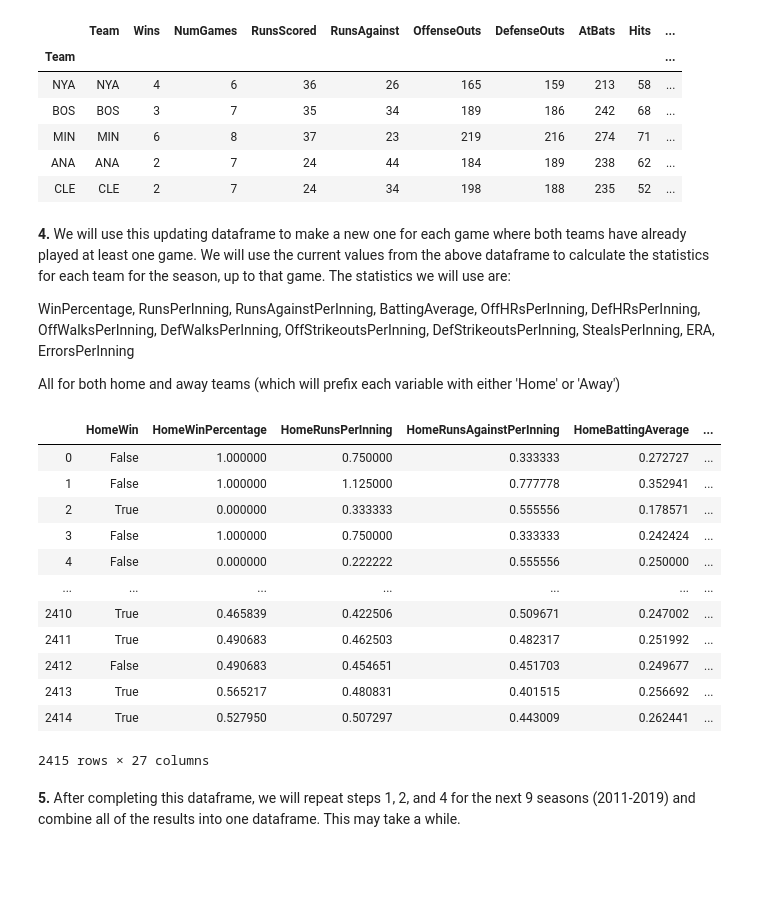
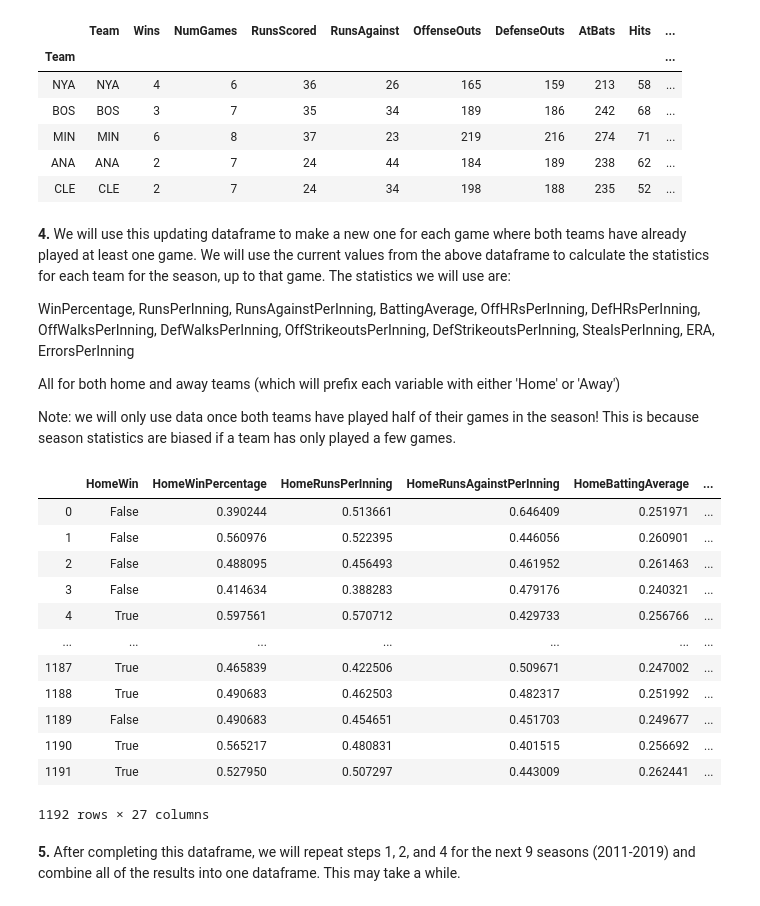
Before and after one commit to buckl113/PredictingMLBGames, a Jupyter notebook: project.ipynb, the cells around one changed output. Drawn from its saved outputs; the diff is of its cells as text; code cells hidden in the pictures; blank space fills up the shorter version.

```diff
--- a/project.ipynb
+++ b/project.ipynb
@@ -222,6 +222,8 @@ example.head()
 WinPercentage, RunsPerInning, RunsAgainstPerInning, BattingAverage, OffHRsPerInning, DefHRsPerInning, OffWalksPerInning, DefWalksPerInning, OffStrikeoutsPerInning, DefStrikeoutsPerInning, StealsPerInning, ERA, ErrorsPerInning
 
 All for both home and away teams (which will prefix each variable with either 'Home' or 'Away')
+
+Note: we will only use data once both teams have played half of their games in the season! This is because season statistics are biased if a team has only played a few games.
 # %%
 games = pd.DataFrame(columns=['HomeWin','HomeWinPercentage', 'HomeRunsPerInning', 'HomeRunsAgainstPerInning','HomeBattingAverage', 'HomeOffHRsPerInning', 'HomeDefHRsPerInning', 'HomeOffWalksPerInning', 'HomeDefWalksPerInning', 'HomeOffStrikeoutsPerInning', 'HomeDefStrikeoutsPerInning', 'HomeStealsPerInning', 'HomeERA', 'HomeErrorsPerInning','AwayWinPercentage', 'AwayRunsPerInning', 'AwayRunsAgainstPerInning','AwayBattingAverage', 'AwayOffHRsPerInning', 'AwayDefHRsPerInning', 'AwayOffWalksPerInning', 'AwayDefWalksPerInning', 'AwayOffStrikeoutsPerInning', 'AwayDefStrikeoutsPerInning', 'AwayStealsPerInning', 'AwayERA', 'AwayErrorsPerInning'])
 teams = pd.DataFrame(columns=['Team','Wins','NumGames','RunsScored','RunsAgainst','OffenseOuts','DefenseOuts','AtBats','Hits','OffenseHRs','DefenseHRs','OffenseWalks','DefenseWalks','OffenseStrikeouts','DefenseStrikeouts','Steals','EarnedRuns','Errors'])
@@ -237,8 +239,8 @@ for row_index, row in df.iterrows():
         vWin = 0
         hWin = 1
 
-    #first add to the new games dataframe
-    if row['VisitingTeam'] in teams.values and row['HomeTeam'] in teams.values:
+    #first add to the new games dataframe only if both teams have played half of their games
+    if row['VisitingTeam'] in teams.values and row['HomeTeam'] in teams.values and teams.loc[row['HomeTeam']].NumGames > 81 and teams.loc[row['VisitingTeam']].NumGames > 81:
         homeTeam = teams.loc[row['HomeTeam']]
         awayTeam = teams.loc[row['VisitingTeam']]
         gamedict = {
@@ -295,45 +297,45 @@ for row_index, row in df.iterrows():
 
         teams = teams.append({'Team':row['VisitingTeam'],'Wins':vWin,'NumGames':1,'RunsScored':row['VisitingScore'],'RunsAgainst':row['HomeScore'],'OffenseOuts':row['HomeOuts'],'DefenseOuts':row['VisitingOuts'],'AtBats':row['VisitingAB'],'Hits':row['VisitingHits'],'OffenseHRs':row['VisitingHR'],'DefenseHRs':row['HomeHR'],'OffenseWalks':row['VisitingWalks'],'DefenseWalks':row['HomeWalks'],'OffenseStrikeouts':row['VisitingStrikeouts'],'DefenseStrikeouts':row['HomeStrikeouts'],'Steals':row['VisitingSteals'],'EarnedRuns':row['VisitingER'],'Errors':row['VisitingErrors']}, ignore_index=True)
         teams = teams.set_index('Team',drop=False)
 
     if row['HomeTeam'] in teams.values:
         teams.loc[row['HomeTeam']].Wins += hWin
         teams.loc[row['HomeTeam']].NumGames = row['HomeGameNum']
         teams.loc[row['HomeTeam']].RunsScored += row['HomeScore']
         teams.loc[row['HomeTeam']].RunsAgainst += row['VisitingScore']
         teams.loc[row['HomeTeam']].OffenseOuts += row['VisitingOuts']
         teams.loc[row['HomeTeam']].DefenseOuts += row['HomeOuts']
         teams.loc[row['HomeTeam']].AtBats += row['HomeAB']
         teams.loc[row['HomeTeam']].Hits +=row['HomeHits']
         teams.loc[row['HomeTeam']].OffenseHRs += row['HomeHR']
         teams.loc[row['HomeTeam']].DefenseHRs += row['VisitingHR']
         teams.loc[row['HomeTeam']].OffenseWalks += row['HomeWalks']
         teams.loc[row['HomeTeam']].DefenseWalks += row['VisitingWalks']
         teams.loc[row['HomeTeam']].OffenseStrikeouts += row['HomeStrikeouts']
         teams.loc[row['HomeTeam']].DefenseStrikeouts += row['VisitingStrikeouts']
         teams.loc[row['HomeTeam']].Steals += row['HomeSteals']
         teams.loc[row['HomeTeam']].EarnedRuns += row['HomeER']
         teams.loc[row['HomeTeam']].Errors += row['HomeErrors']
     else:
 
         teams = teams.append({'Team':row['HomeTeam'],'Wins':hWin,'NumGames':1,'RunsScored':row['HomeScore'],'RunsAgainst':row['VisitingScore'],'OffenseOuts':row['VisitingOuts'],'DefenseOuts':row['HomeOuts'],'AtBats':row['HomeAB'],'Hits':row['HomeHits'],'OffenseHRs':row['HomeHR'],'DefenseHRs':row['VisitingHR'],'OffenseWalks':row['HomeWalks'],'DefenseWalks':row['VisitingWalks'],'OffenseStrikeouts':row['HomeStrikeouts'],'DefenseStrikeouts':row['VisitingStrikeouts'],'Steals':row['HomeSteals'],'EarnedRuns':row['HomeER'],'Errors':row['HomeErrors']}, ignore_index=True)
         teams = teams.set_index('Team',drop=False)
 
 games
 # %% [output]
 |  | HomeWin | HomeWinPercentage | HomeRunsPerInning | HomeRunsAgainstPerInning | HomeBattingAverage | ... |
-| 0 | False | 1.000000 | 0.750000 | 0.333333 | 0.272727 | ... |
-| 1 | False | 1.000000 | 1.125000 | 0.777778 | 0.352941 | ... |
-| 2 | True | 0.000000 | 0.333333 | 0.555556 | 0.178571 | ... |
-| 3 | False | 1.000000 | 0.750000 | 0.333333 | 0.242424 | ... |
-| 4 | False | 0.000000 | 0.222222 | 0.555556 | 0.250000 | ... |
+| 0 | False | 0.390244 | 0.513661 | 0.646409 | 0.251971 | ... |
+| 1 | False | 0.560976 | 0.522395 | 0.446056 | 0.260901 | ... |
+| 2 | False | 0.488095 | 0.456493 | 0.461952 | 0.261463 | ... |
+| 3 | False | 0.414634 | 0.388283 | 0.479176 | 0.240321 | ... |
+| 4 | True | 0.597561 | 0.570712 | 0.429733 | 0.256766 | ... |
 | ... | ... | ... | ... | ... | ... | ... |
-| 2410 | True | 0.465839 | 0.422506 | 0.509671 | 0.247002 | ... |
-| 2411 | True | 0.490683 | 0.462503 | 0.482317 | 0.251992 | ... |
-| 2412 | False | 0.490683 | 0.454651 | 0.451703 | 0.249677 | ... |
-| 2413 | True | 0.565217 | 0.480831 | 0.401515 | 0.256692 | ... |
-| 2414 | True | 0.527950 | 0.507297 | 0.443009 | 0.262441 | ... |
+| 1187 | True | 0.465839 | 0.422506 | 0.509671 | 0.247002 | ... |
+| 1188 | True | 0.490683 | 0.462503 | 0.482317 | 0.251992 | ... |
+| 1189 | False | 0.490683 | 0.454651 | 0.451703 | 0.249677 | ... |
+| 1190 | True | 0.565217 | 0.480831 | 0.401515 | 0.256692 | ... |
+| 1191 | True | 0.527950 | 0.507297 | 0.443009 | 0.262441 | ... |
-2415 rows × 27 columns
+1192 rows × 27 columns
 # %% [markdown]
 **5.** After completing this dataframe, we will repeat steps 1, 2, and 4 for the next 9 seasons (2011-2019) and combine all of the results into one dataframe. This may take a while.
 # %%
```
Also changed, not shown: parts of 18 cells of this notebook.
